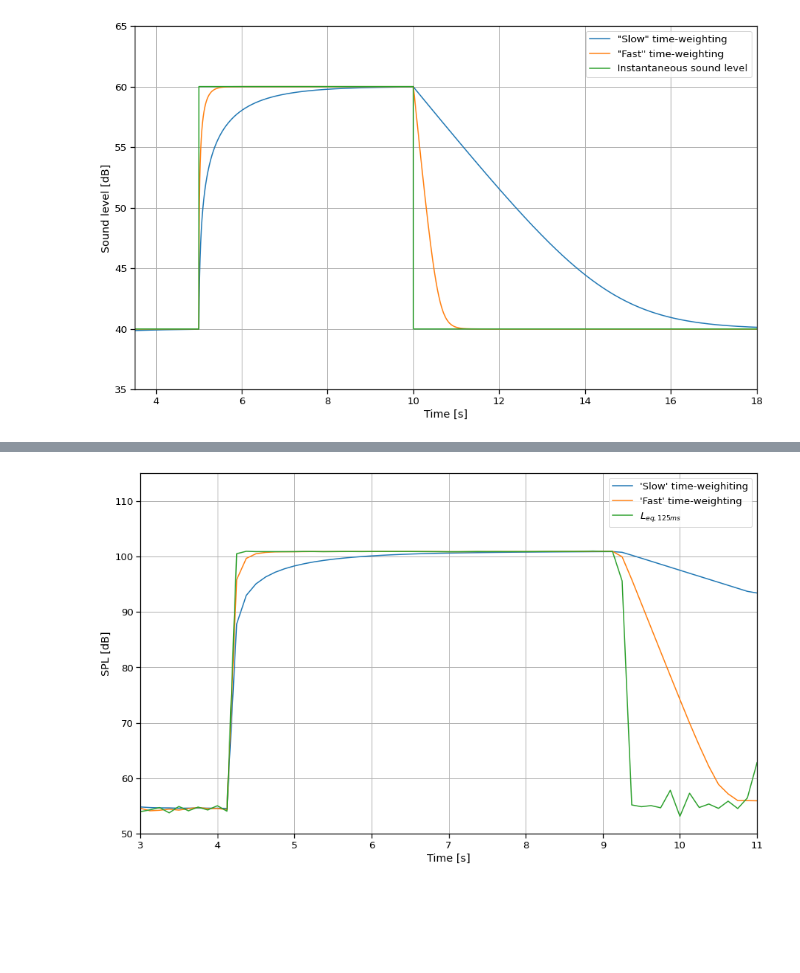
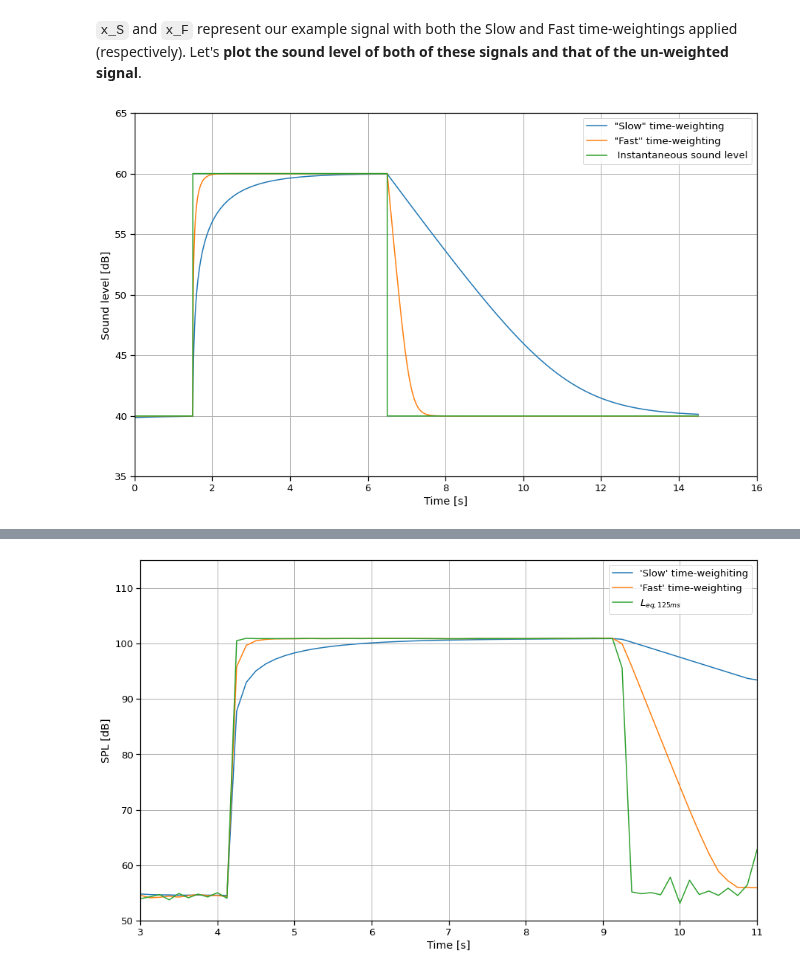
Before and after one commit to tiaqui/my_thesis, a Jupyter notebook: notebooks/4. Slow and Fast time weightings.ipynb, the cells around one changed output, grey strips where cells are left out. Saved outputs shown, nothing was run; the diff lists cells and outputs as text; code cells hidden in the pictures; blank space fills up the shorter version.

```diff
--- a/notebooks/4. Slow and Fast time weightings.ipynb
+++ b/notebooks/4. Slow and Fast time weightings.ipynb
@@ -28,22 +46,27 @@ x[5*FS:10*FS] = 10**(60/20)
 
 x_S = np.sqrt(sosfilt(sos_S, x**2))
 x_F = np.sqrt(sosfilt(sos_F, x**2))
+# %% [markdown]
+`x_S` and `x_F` represent our example signal with both the Slow and Fast time-weightings applied (respectively). Let's **plot the sound level of both of these signals and that of the un-weighted signal**.
 # %%
 import matplotlib.pyplot as plt
 import seaborn as sns
 
 plt.rcParams["figure.figsize"] = (15,9)
 sns.set_context('notebook', font_scale=1.2)
 
-plt.plot(np.arange(len(x))/FS, 20*np.log10(x_S), label='"Slow" time-weighting')
-plt.plot(np.arange(len(x))/FS, 20*np.log10(x_F), label='"Fast" time-weighting')
-plt.plot(np.arange(len(x))/FS, 20*np.log10(x), label='Instantaneous sound level')
+# time offset
+offset = -3.5 # s
+
+plt.plot(offset + np.arange(len(x))/FS, 20*np.log10(x_S), label='"Slow" time-weighting')
+plt.plot(offset + np.arange(len(x))/FS, 20*np.log10(x_F), label='"Fast" time-weighting')
+plt.plot(offset + np.arange(len(x))/FS, 20*np.log10(x), label=' Instantaneous sound level')
 
 plt.xlabel('Time [s]')
 plt.ylabel('Sound level [dB]')
-plt.xlim([3.5, 18])
+plt.xlim([0, 16])
 plt.ylim([35, 65])
 plt.legend()
 plt.grid('on', which='both')
 # %% [output]
-[figure, old version]
+[figure, new version]
```
Also changed, not shown: parts of 8 cells of this notebook.
